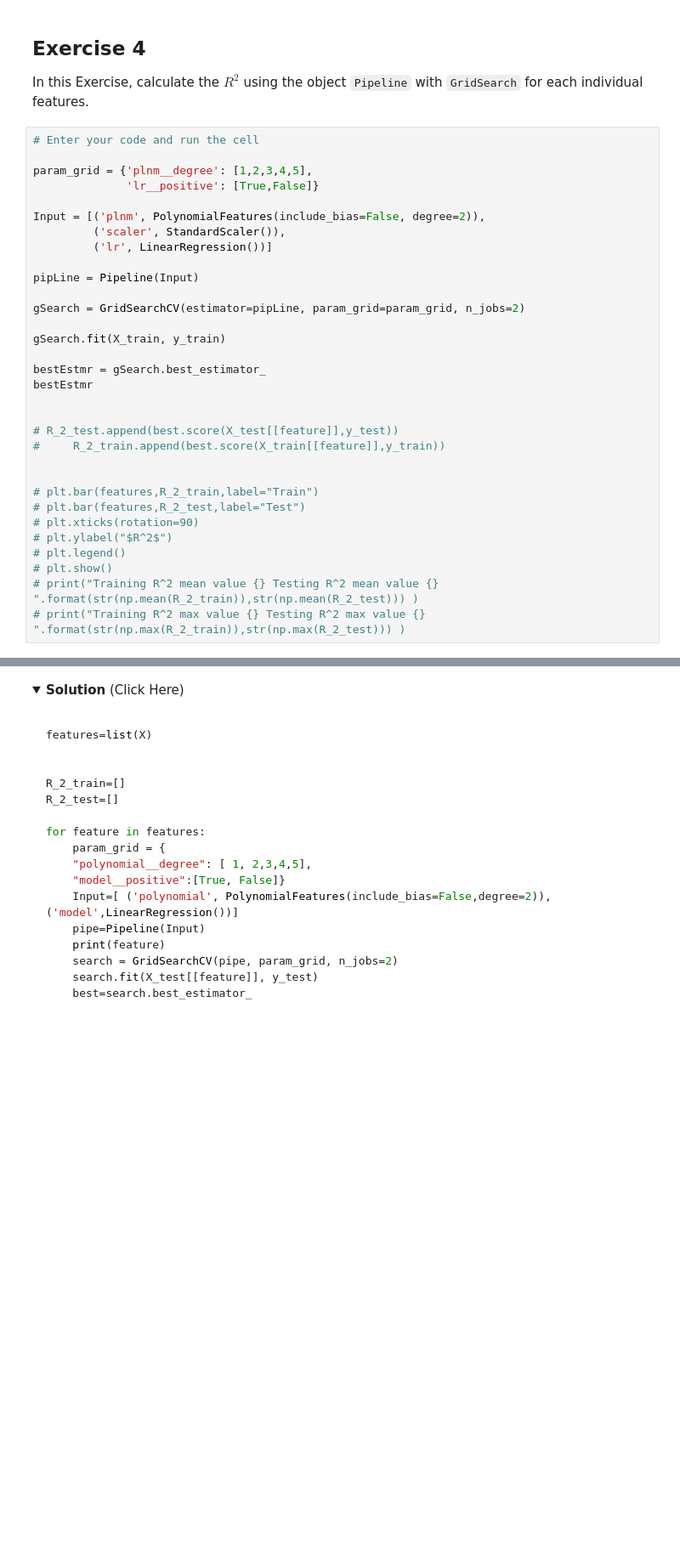
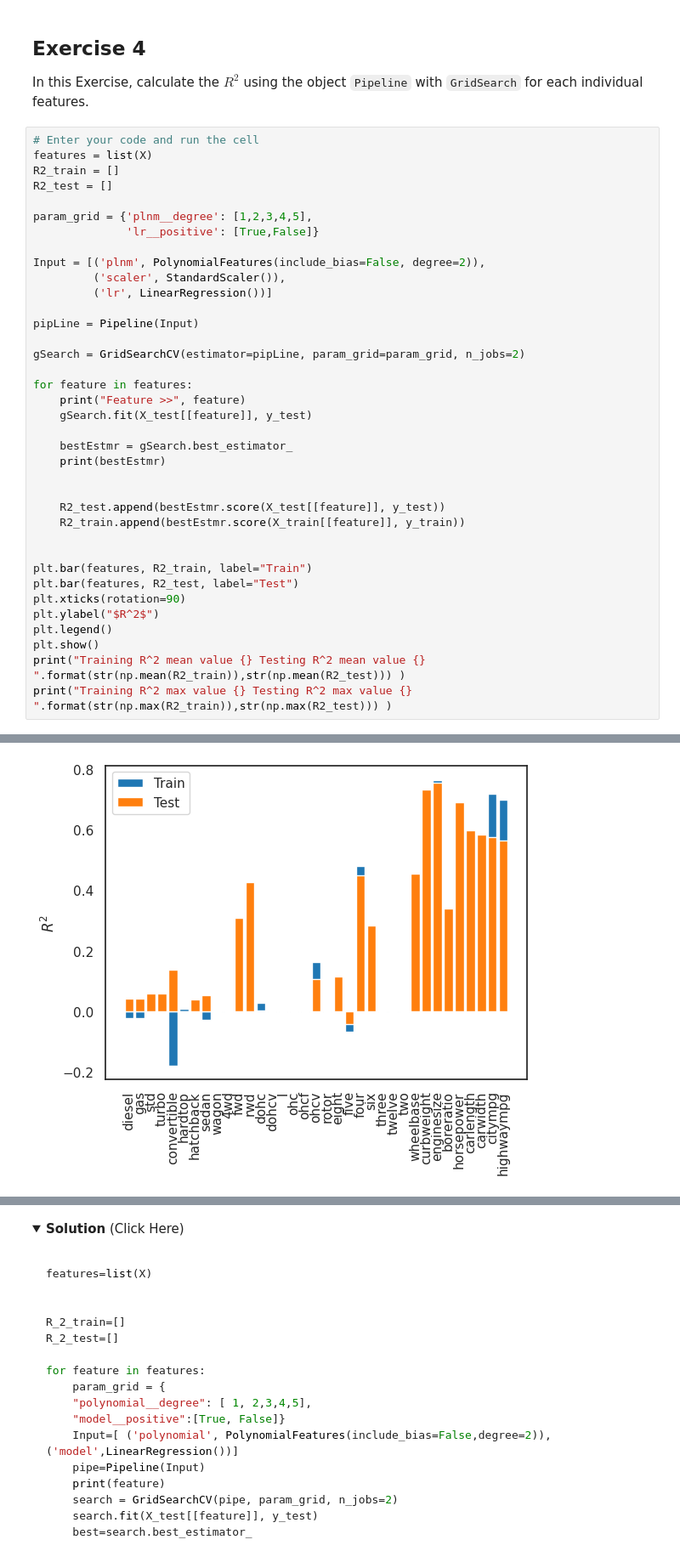
Before and after one commit to htetaunglynn94/coursera, a Jupyter notebook: ibm_ml_series/supervised_ml/module_2/holab_2_polynomial_regression.ipynb, the cells around one changed output, grey strips where cells are left out. Shown at 85% size. Cells and saved outputs as stored; diff of their text form; folded sections open; blank space fills up the shorter version.

```diff
--- a/ibm_ml_series/supervised_ml/module_2/holab_2_polynomial_regression.ipynb
+++ b/ibm_ml_series/supervised_ml/module_2/holab_2_polynomial_regression.ipynb
@@ -629,6 +629,9 @@ As we see, the result is almost perfect!
 In this Exercise, calculate the $R^2$ using the object `Pipeline` with `GridSearch` for each individual features.
 # %%
 # Enter your code and run the cell
+features = list(X)
+R2_train = []
+R2_test = []
 
 param_grid = {'plnm__degree': [1,2,3,4,5],
               'lr__positive': [True,False]}
@@ -641,21 +644,24 @@ pipLine = Pipeline(Input)
 
 gSearch = GridSearchCV(estimator=pipLine, param_grid=param_grid, n_jobs=2)
 
-gSearch.fit(X_train, y_train)
+for feature in features:
+    print("Feature >>", feature)
+    gSearch.fit(X_test[[feature]], y_test)
 
-bestEstmr = gSearch.best_estimator_
-bestEstmr
+    bestEstmr = gSearch.best_estimator_
+    print(bestEstmr)
 
 
-# R_2_test.append(best.score(X_test[[feature]],y_test))
-#     R_2_train.append(best.score(X_train[[feature]],y_train))
+    R2_test.append(bestEstmr.score(X_test[[feature]], y_test))
+    R2_train.append(bestEstmr.score(X_train[[feature]], y_train))
 
 
-# plt.bar(features,R_2_train,label="Train")
-# plt.bar(features,R_2_test,label="Test")
-# plt.xticks(rotation=90)
-# plt.ylabel("$R^2$")
-# plt.legend()
-# plt.show()
-# print("Training R^2 mean value {} Testing R^2 mean value {} ".format(str(np.mean(R_2_train)),str(np.mean(R_2_test))) )
-# print("Training R^2 max value {} Testing R^2 max value {} ".format(str(np.max(R_2_train)),str(np.max(R_2_test))) )
+plt.bar(features, R2_train, label="Train")
+plt.bar(features, R2_test, label="Test")
+plt.xticks(rotation=90)
+plt.ylabel("$R^2$")
+plt.legend()
+plt.show()
+print("Training R^2 mean value {} Testing R^2 mean value {} ".format(str(np.mean(R2_train)),str(np.mean(R2_test))) )
+print("Training R^2 max value {} Testing R^2 max value {} ".format(str(np.max(R2_train)),str(np.max(R2_test))) )
+# %% [output]
@@ -661,0 +685 @@ bestEstmr
+[figure, added]
```
Also changed, not shown: parts of 2 cells of this notebook.
